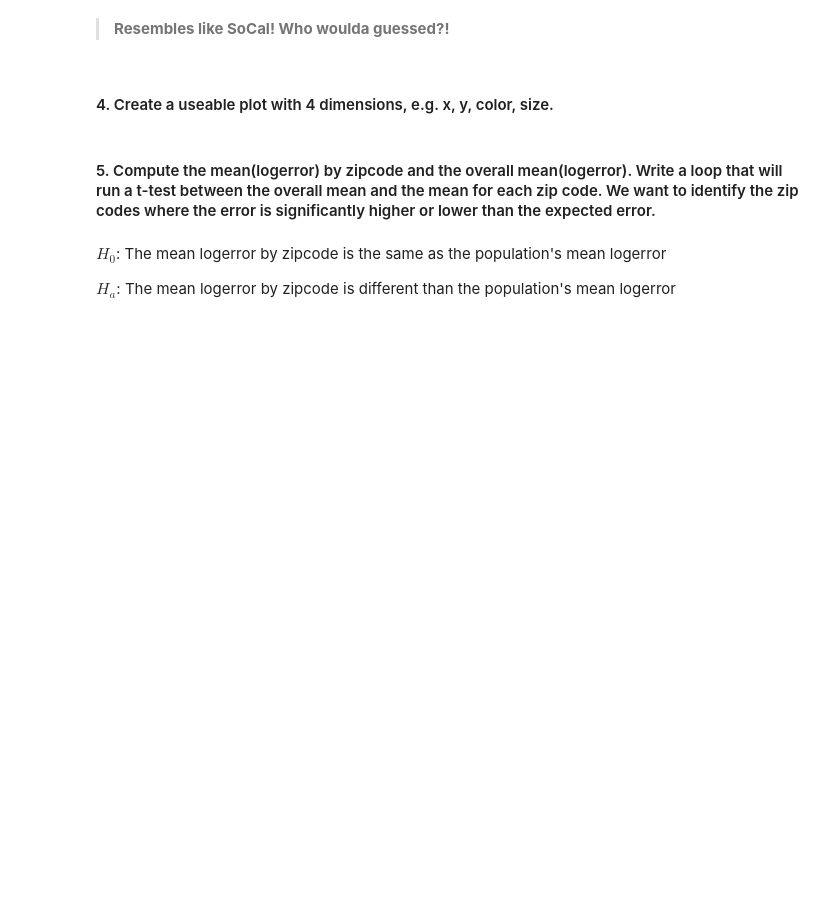
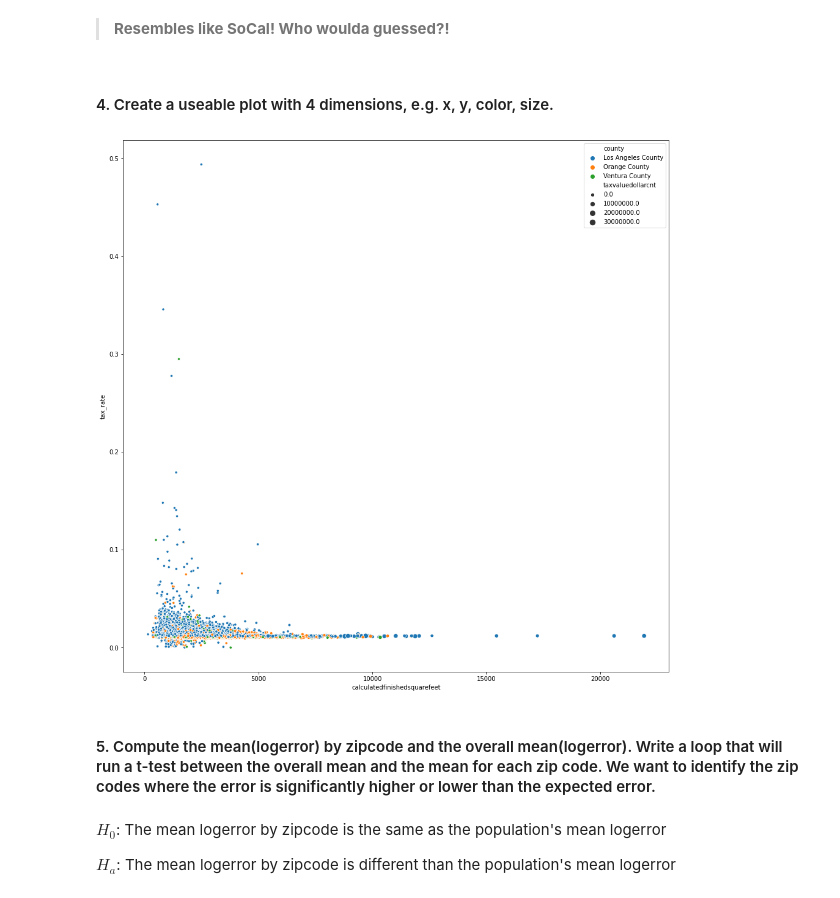
Before and after one commit to aleclhartman/ds-methodologies-exercises, a Jupyter notebook: clustering/explore_zillow.ipynb, the cells around one changed output. Saved outputs shown, nothing was run; the diff lists cells and outputs as text; code cells hidden in the pictures; blank space fills up the shorter version.

Commit message:
completed explore exercises; can probably create a more valuable 4d plot

```diff
--- a/clustering/explore_zillow.ipynb
+++ b/clustering/explore_zillow.ipynb
@@ -149,6 +149,12 @@ plt.show()
 > **Resembles like SoCal! Who woulda guessed?!**
 # %% [markdown]
 #### 4. Create a useable plot with 4 dimensions, e.g. x, y, color, size.
+# %%
+plt.figure(figsize=(16, 16))
+sns.scatterplot(x=train.calculatedfinishedsquarefeet, y=train.tax_rate, hue=train.county, size=train.taxvaluedollarcnt)
+plt.show()
+# %% [output]
+[figure, added]
 # %% [markdown]
 #### 5. Compute the mean(logerror) by zipcode and the overall mean(logerror). Write a loop that will run a t-test between the overall mean and the mean for each zip code. We want to identify the zip codes where the error is significantly higher or lower than the expected error.
 # %% [markdown]
```
Also changed, not shown: parts of 12 cells of this notebook, 1 other file.
